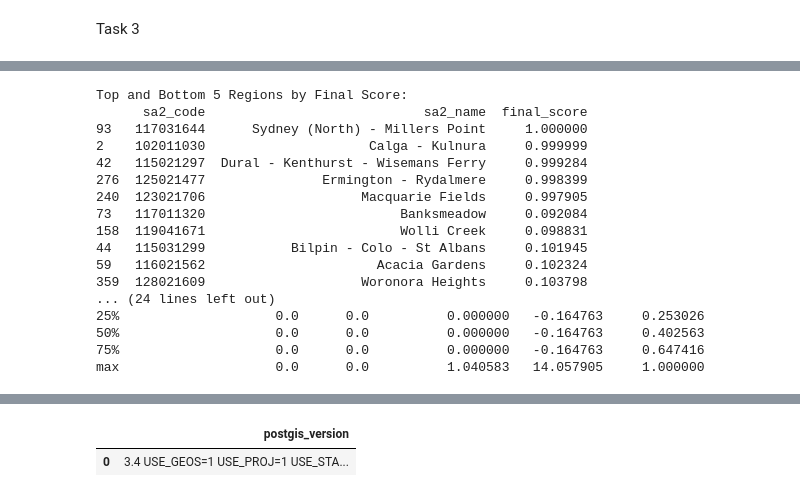
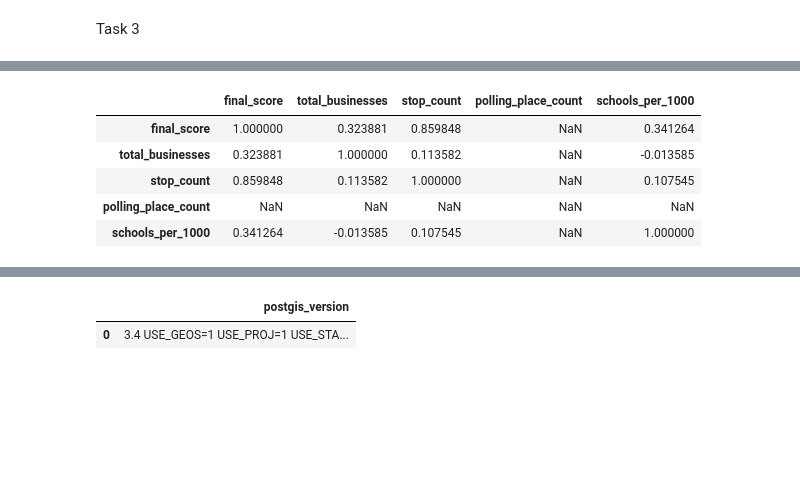
Before and after one commit to Loki4099/data2001_assignment, a Jupyter notebook: final_assignment.ipynb, the cells around one changed output, grey strips where cells are left out. Cells and saved outputs as stored; diff of their text form; code cells hidden in the pictures; blank space fills up the shorter version.

```diff
--- a/final_assignment.ipynb
+++ b/final_assignment.ipynb
@@ -1426,43 +1442,22 @@ Task 3
 # %%
 import pandas as pd
 
 
 # Top 5 and Bottom 5 regions by final score
 top_bottom = pd.concat([
     df_merged_sorted_1.nlargest(5, 'final_score'),
     df_merged_sorted_1.nsmallest(5, 'final_score')
 ])
 
 # Correlation of final score with other metrics
-correlations = df_merged_sorted_1[['final_score', 'total_businesses', 'stop_count', 'schools_per_1000']].corr()
+correlations = df_merged_sorted_1[['final_score', 'total_businesses', 'stop_count','polling_place_count', 'schools_per_1000']].corr()
 
-# General statistical summary
-stat_summary = df_merged_sorted_1.describe()
-
-# Output results
-print("Top and Bottom 5 Regions by Final Score:")
-print(top_bottom[['sa2_code', 'sa2_name', 'final_score']])
-
-print("\nCorrelations with Final Score:")
-print(correlations['final_score'])
-
-print("\nStatistical Summary of the Dataset:")
-print(stat_summary)
+corr_df = pd.DataFrame(correlations)
+corr_df
 # %% [output]
-Top and Bottom 5 Regions by Final Score:
-      sa2_code                            sa2_name  final_score
-93   117031644      Sydney (North) - Millers Point     1.000000
-2    102011030                     Calga - Kulnura     0.999999
-42   115021297  Dural - Kenthurst - Wisemans Ferry     0.999284
-276  125021477               Ermington - Rydalmere     0.998399
-240  123021706                    Macquarie Fields     0.997905
-73   117011320                         Banksmeadow     0.092084
-158  119041671                         Wolli Creek     0.098831
-44   115031299           Bilpin - Colo - St Albans     0.101945
-59   116021562                      Acacia Gardens     0.102324
-359  128021609                    Woronora Heights     0.103798
-... (24 lines left out)
-25%                    0.0      0.0          0.000000   -0.164763     0.253026
-50%                    0.0      0.0          0.000000   -0.164763     0.402563
-75%                    0.0      0.0          0.000000   -0.164763     0.647416
-max                    0.0      0.0          1.040583   14.057905     1.000000
+|  | final_score | total_businesses | stop_count | polling_place_count | schools_per_1000 |
+| final_score | 1.000000 | 0.323881 | 0.859848 | NaN | 0.341264 |
+| total_businesses | 0.323881 | 1.000000 | 0.113582 | NaN | -0.013585 |
+| stop_count | 0.859848 | 0.113582 | 1.000000 | NaN | 0.107545 |
+| polling_place_count | NaN | NaN | NaN | NaN | NaN |
+| schools_per_1000 | 0.341264 | -0.013585 | 0.107545 | NaN | 1.000000 |
```
Also changed, not shown: parts of 7 cells of this notebook.
